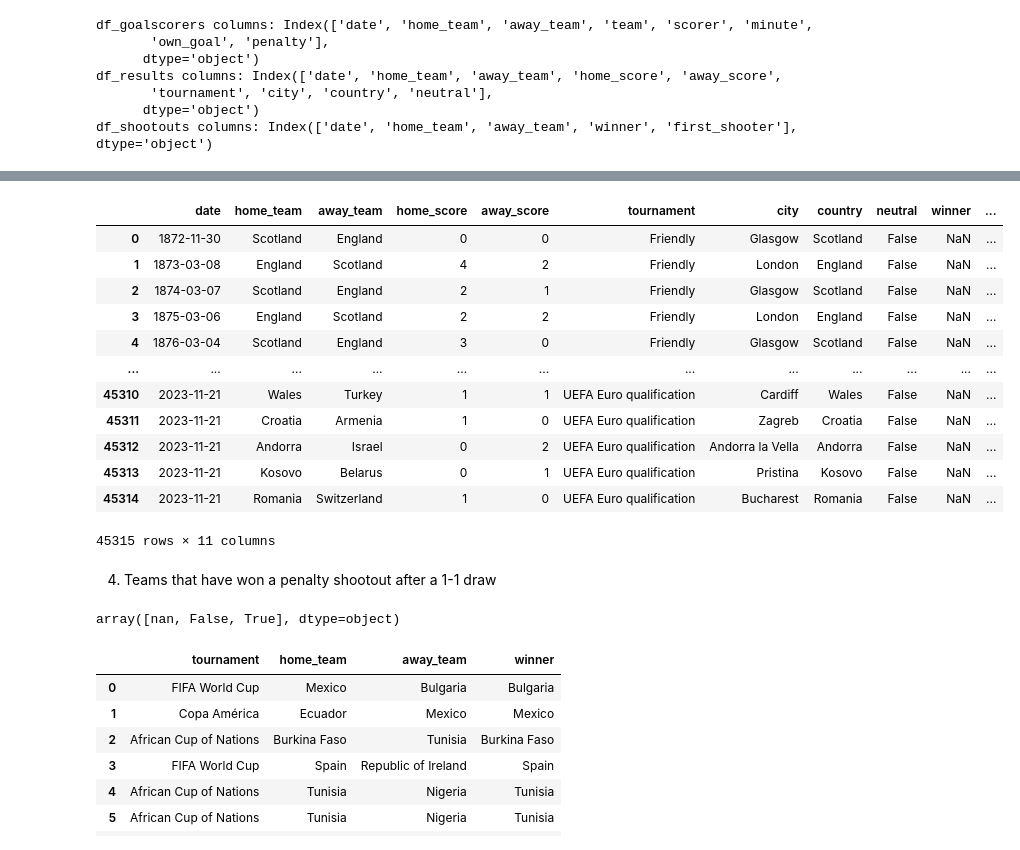
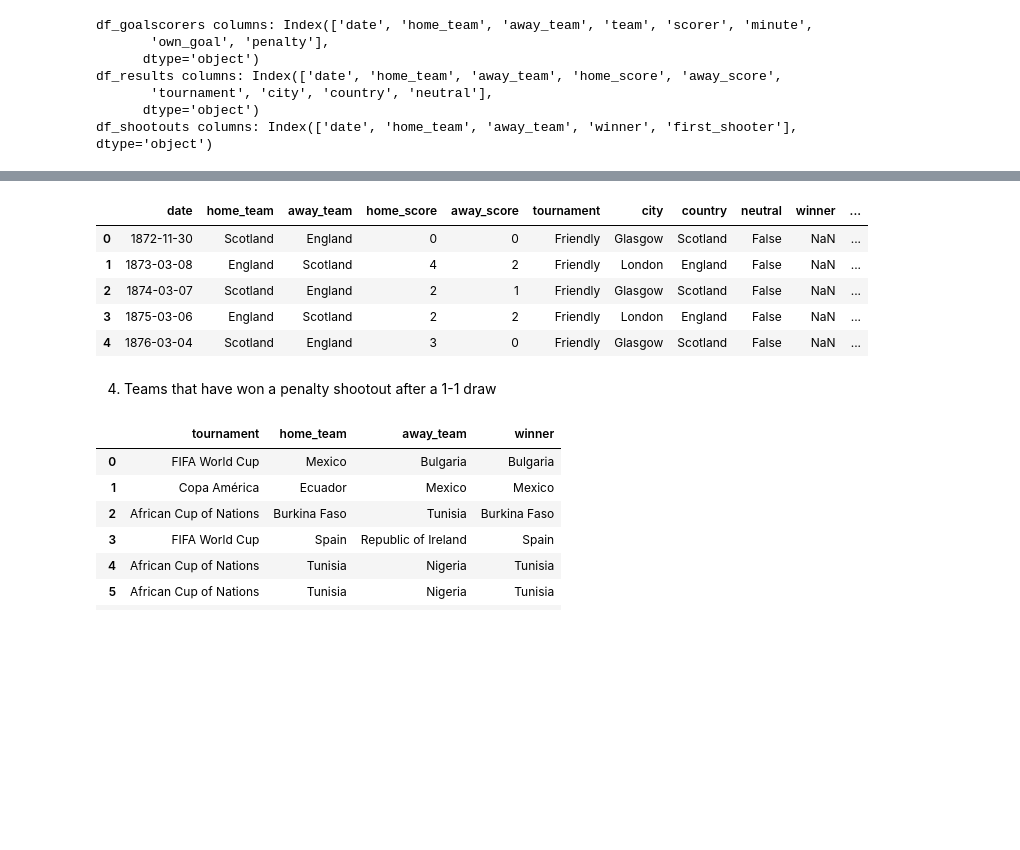
Before and after one commit to EnidFerns/Lilly-DataEngineer-Challenge, a Jupyter notebook: main.ipynb, the cells around one changed output, grey strips where cells are left out. Saved outputs shown, nothing was run; the diff lists cells and outputs as text; code cells hidden in the pictures; blank space fills up the shorter version.

```diff
--- a/main.ipynb
+++ b/main.ipynb
@@ -140,25 +139,14 @@ df_merged
 # %%
-df_merged_results
+df_merged_results.head()
 # %% [output]
 |  | date | home_team | away_team | home_score | away_score | tournament | city | country | neutral | winner | ... |
 | 0 | 1872-11-30 | Scotland | England | 0 | 0 | Friendly | Glasgow | Scotland | False | NaN | ... |
 | 1 | 1873-03-08 | England | Scotland | 4 | 2 | Friendly | London | England | False | NaN | ... |
 | 2 | 1874-03-07 | Scotland | England | 2 | 1 | Friendly | Glasgow | Scotland | False | NaN | ... |
 | 3 | 1875-03-06 | England | Scotland | 2 | 2 | Friendly | London | England | False | NaN | ... |
 | 4 | 1876-03-04 | Scotland | England | 3 | 0 | Friendly | Glasgow | Scotland | False | NaN | ... |
-| ... | ... | ... | ... | ... | ... | ... | ... | ... | ... | ... | ... |
-| 45310 | 2023-11-21 | Wales | Turkey | 1 | 1 | UEFA Euro qualification | Cardiff | Wales | False | NaN | ... |
-| 45311 | 2023-11-21 | Croatia | Armenia | 1 | 0 | UEFA Euro qualification | Zagreb | Croatia | False | NaN | ... |
-| 45312 | 2023-11-21 | Andorra | Israel | 0 | 2 | UEFA Euro qualification | Andorra la Vella | Andorra | False | NaN | ... |
-| 45313 | 2023-11-21 | Kosovo | Belarus | 0 | 1 | UEFA Euro qualification | Pristina | Kosovo | False | NaN | ... |
-| 45314 | 2023-11-21 | Romania | Switzerland | 1 | 0 | UEFA Euro qualification | Bucharest | Romania | False | NaN | ... |
-45315 rows × 11 columns
 # %% [markdown]
 4. Teams that have won a penalty shootout after a 1-1 draw
-# %%
-df_merged["penalty"].unique()
-# %% [output]
-array([nan, False, True], dtype=object)
 # %%
 # only combination of shootouts and results required
 df_draws_1_1 = df_merged[(df_merged["home_score"] == 1) & (df_merged["away_score"] == 1) & (df_merged["penalty"] == True)]
```
Also changed, not shown: parts of 13 cells of this notebook.
